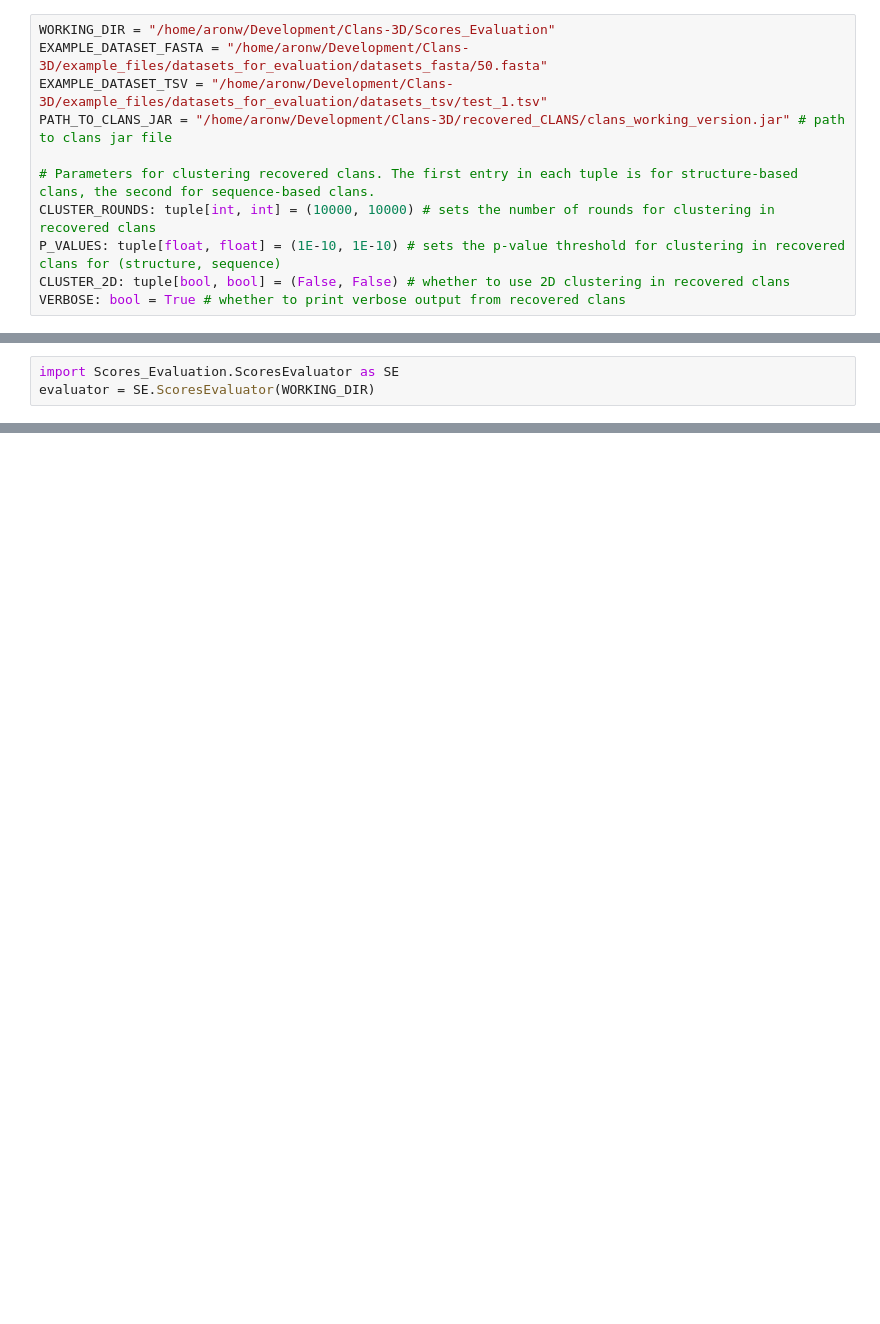
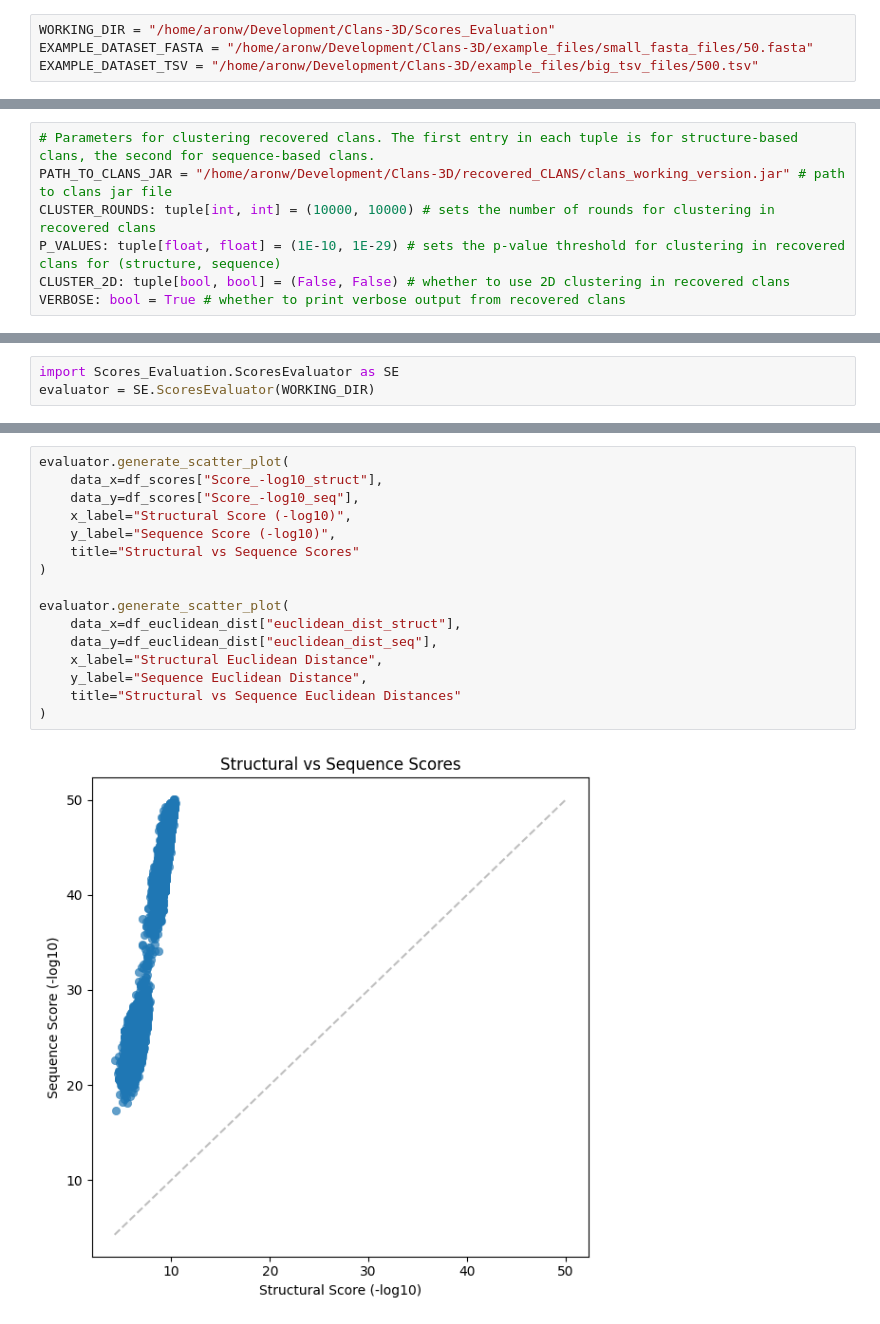
Before and after one commit to ElhabashyLab/3DClans, a Jupyter notebook: Scores_Evaluation/evaluation.ipynb, the cells around one changed output, grey strips where cells are left out. Cells and saved outputs as stored; diff of their text form; blank space fills up the shorter version.

Commit message:
implementing methods to generate scatter plots, clustering 500.tsv, deleting save_file from main method

```diff
--- a/Scores_Evaluation/evaluation.ipynb
+++ b/Scores_Evaluation/evaluation.ipynb
@@ -13,14 +13,7 @@ from recovered_CLANS.utils_old_clans import run_clans_headless
 # %%
 WORKING_DIR = "/home/aronw/Development/Clans-3D/Scores_Evaluation"
-EXAMPLE_DATASET_FASTA = "/home/aronw/Development/Clans-3D/example_files/datasets_for_evaluation/datasets_fasta/50.fasta"
-EXAMPLE_DATASET_TSV = "/home/aronw/Development/Clans-3D/example_files/datasets_for_evaluation/datasets_tsv/test_1.tsv"
-PATH_TO_CLANS_JAR = "/home/aronw/Development/Clans-3D/recovered_CLANS/clans_working_version.jar" # path to clans jar file
-
-# Parameters for clustering recovered clans. The first entry in each tuple is for structure-based clans, the second for sequence-based clans.
-CLUSTER_ROUNDS: tuple[int, int] = (10000, 10000) # sets the number of rounds for clustering in recovered clans
-P_VALUES: tuple[float, float] = (1E-10, 1E-10) # sets the p-value threshold for clustering in recovered clans for (structure, sequence)
-CLUSTER_2D: tuple[bool, bool] = (False, False) # whether to use 2D clustering in recovered clans
-VERBOSE: bool = True # whether to print verbose output from recovered clans
+EXAMPLE_DATASET_FASTA = "/home/aronw/Development/Clans-3D/example_files/small_fasta_files/50.fasta"
+EXAMPLE_DATASET_TSV = "/home/aronw/Development/Clans-3D/example_files/big_tsv_files/500.tsv"
 # %%
 evaluator = SE.ScoresEvaluator(WORKING_DIR)
 # %%
@@ -47,3 +40,10 @@ CLANS file generated at /home/aronw/Development/Clans-3D/Scores_Evaluation/test_
+# %%
+# Parameters for clustering recovered clans. The first entry in each tuple is for structure-based clans, the second for sequence-based clans.
+PATH_TO_CLANS_JAR = "/home/aronw/Development/Clans-3D/recovered_CLANS/clans_working_version.jar" # path to clans jar file
+CLUSTER_ROUNDS: tuple[int, int] = (10000, 10000) # sets the number of rounds for clustering in recovered clans
+P_VALUES: tuple[float, float] = (1E-10, 1E-29) # sets the p-value threshold for clustering in recovered clans for (structure, sequence)
+CLUSTER_2D: tuple[bool, bool] = (False, False) # whether to use 2D clustering in recovered clans
+VERBOSE: bool = True # whether to print verbose output from recovered clans
 # %%
 clustered_clans_files = evaluator.cluster_clans_files(PATH_TO_CLANS_JAR, clans_files, CLUSTER_ROUNDS, P_VALUES, CLUSTER_2D, VERBOSE)
 print(clustered_clans_files)
@@ -93,0 +94,18 @@ Parsing CLANS file /home/aronw/Development/Clans-3D/Scores_Evaluation/test_1_cle
+# %%
+evaluator.generate_scatter_plot(
+    data_x=df_scores["Score_-log10_struct"],
+    data_y=df_scores["Score_-log10_seq"],
+    x_label="Structural Score (-log10)",
+    y_label="Sequence Score (-log10)",
+    title="Structural vs Sequence Scores"
+)
+
+evaluator.generate_scatter_plot(
+    data_x=df_euclidean_dist["euclidean_dist_struct"],
+    data_y=df_euclidean_dist["euclidean_dist_seq"],
+    x_label="Structural Euclidean Distance",
+    y_label="Sequence Euclidean Distance",
+    title="Structural vs Sequence Euclidean Distances"
+)
+# %% [output]
+[figure, added]
```
Also changed, not shown: parts of 6 cells of this notebook, 9 other files.
